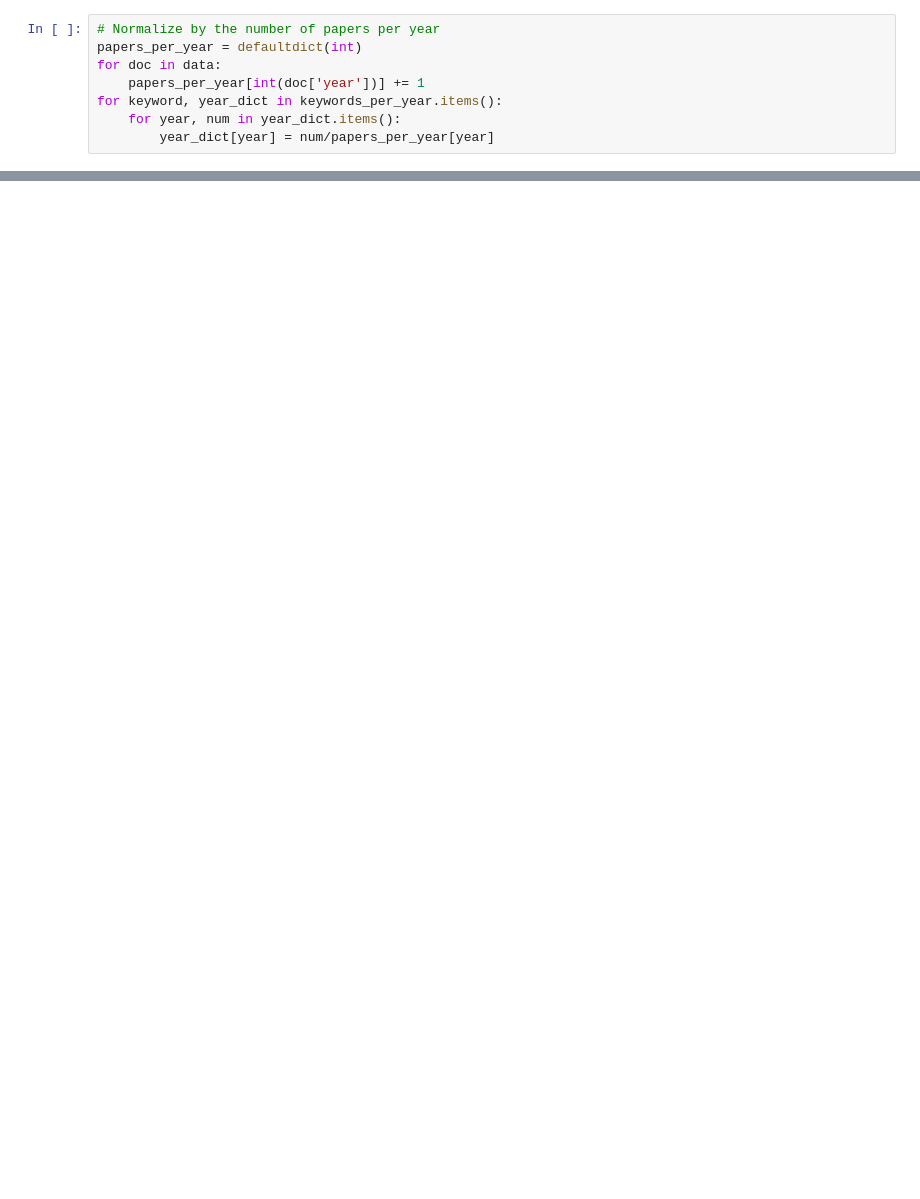
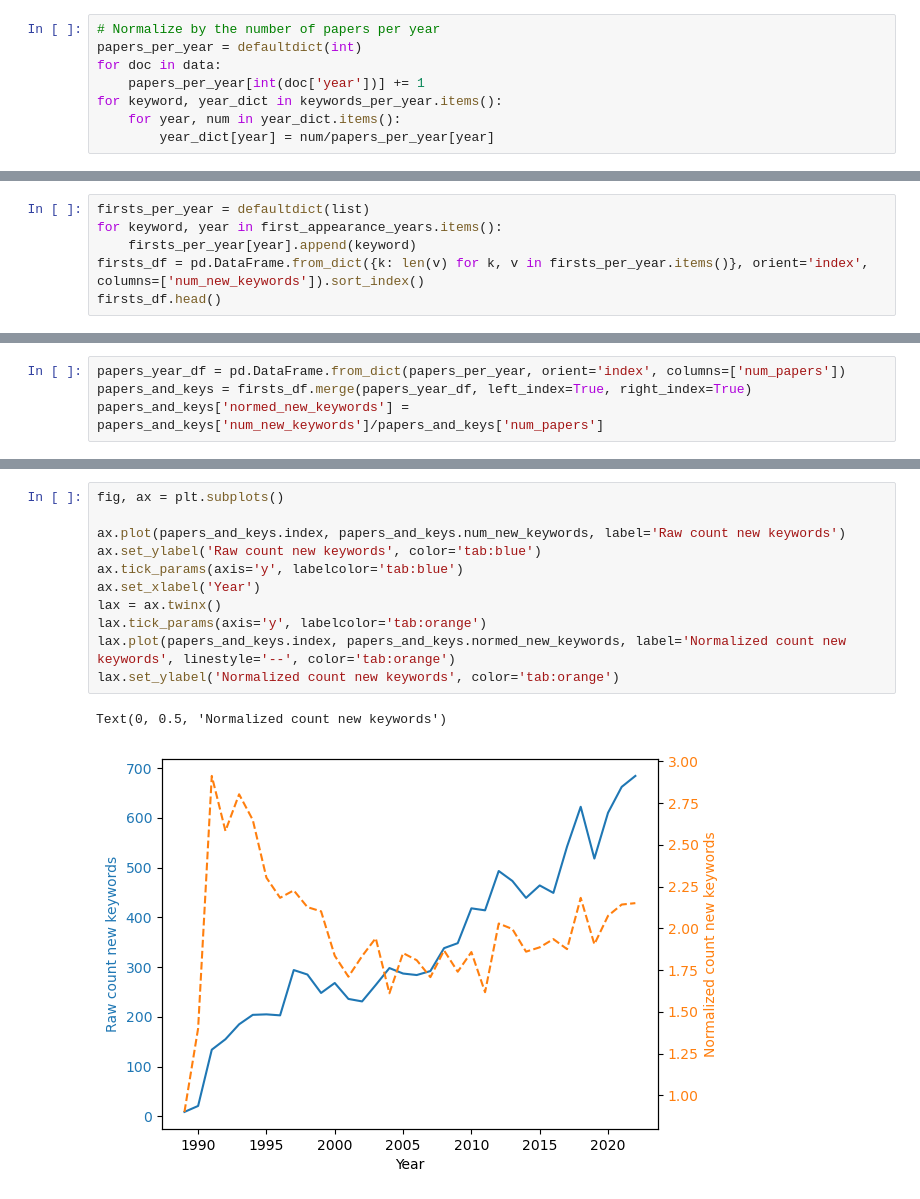
Before and after one commit to serenalotreck/desiccation-network, a Jupyter notebook: notebooks/keyword_network.ipynb, the cells around one changed output, grey strips where cells are left out. Cells and saved outputs as stored; diff of their text form; blank space fills up the shorter version.

```diff
--- a/notebooks/keyword_network.ipynb
+++ b/notebooks/keyword_network.ipynb
@@ -397,0 +406,6 @@ ValueError: Image size of 768x242708 pixels is too large. It must be less than 2
+# %%
+firsts_per_year = defaultdict(list)
+for keyword, year in first_appearance_years.items():
+    firsts_per_year[year].append(keyword)
+firsts_df = pd.DataFrame.from_dict({k: len(v) for k, v in firsts_per_year.items()}, orient='index', columns=['num_new_keywords']).sort_index()
+firsts_df.head()
@@ -397,0 +419,4 @@ ValueError: Image size of 768x242708 pixels is too large. It must be less than 2
+# %%
+papers_year_df = pd.DataFrame.from_dict(papers_per_year, orient='index', columns=['num_papers'])
+papers_and_keys = firsts_df.merge(papers_year_df, left_index=True, right_index=True)
+papers_and_keys['normed_new_keywords'] = papers_and_keys['num_new_keywords']/papers_and_keys['num_papers']
@@ -397,0 +432,14 @@ ValueError: Image size of 768x242708 pixels is too large. It must be less than 2
+# %%
+fig, ax = plt.subplots()
+
+ax.plot(papers_and_keys.index, papers_and_keys.num_new_keywords, label='Raw count new keywords')
+ax.set_ylabel('Raw count new keywords', color='tab:blue')
+ax.tick_params(axis='y', labelcolor='tab:blue')
+ax.set_xlabel('Year')
+lax = ax.twinx()
+lax.tick_params(axis='y', labelcolor='tab:orange')
+lax.plot(papers_and_keys.index, papers_and_keys.normed_new_keywords, label='Normalized count new keywords', linestyle='--', color='tab:orange')
+lax.set_ylabel('Normalized count new keywords', color='tab:orange')
+# %% [output]
+Text(0, 0.5, 'Normalized count new keywords')
+[figure, added]
```
Also changed, not shown: parts of 8 cells of this notebook, 2 other files.
